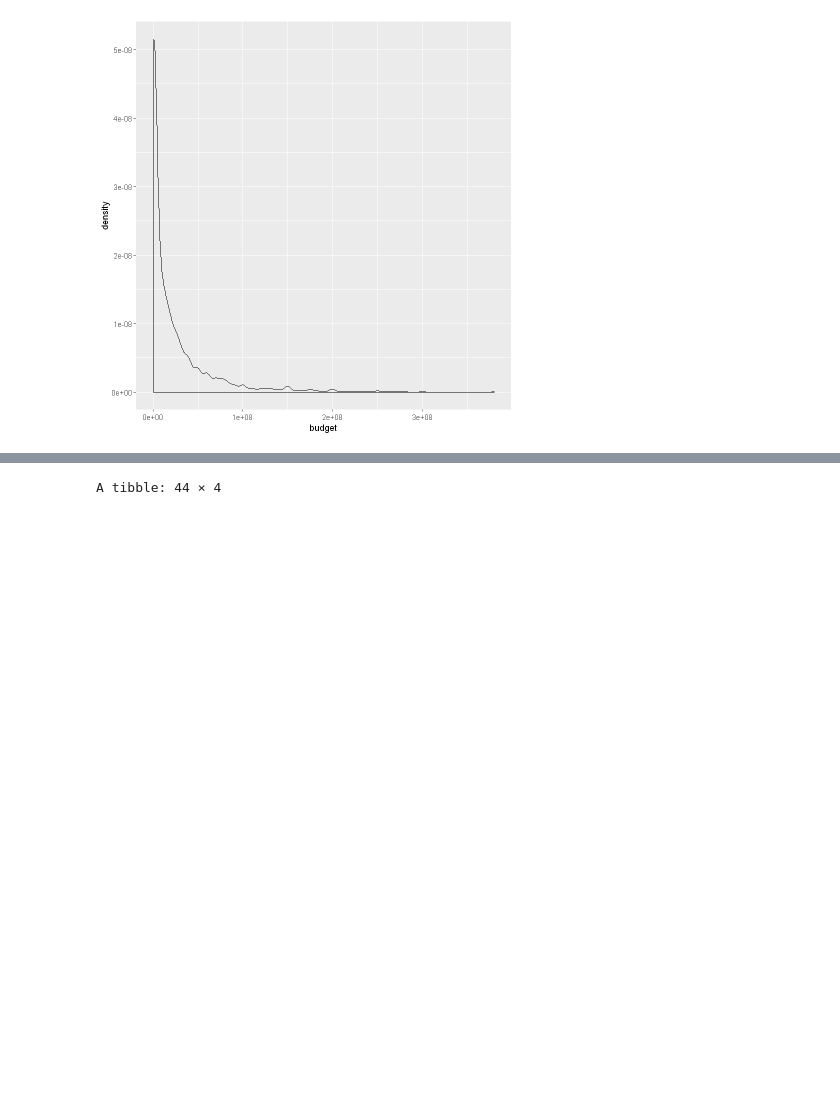
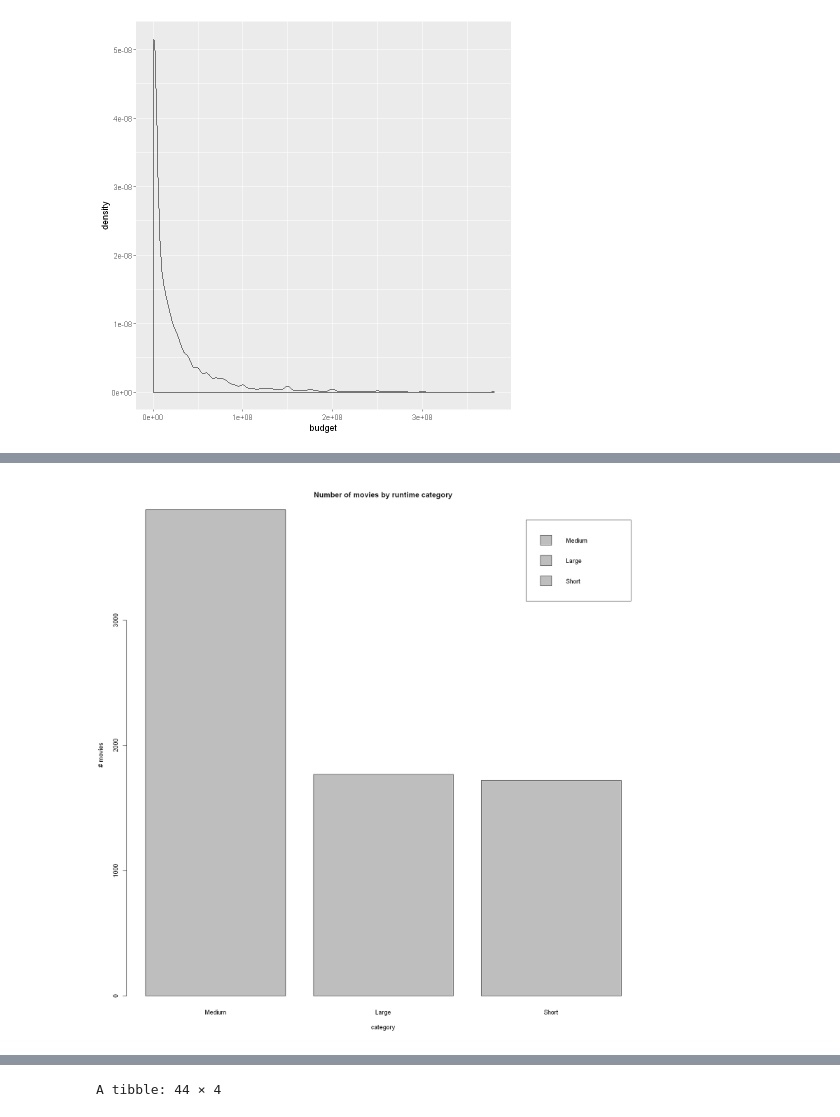
Before and after one commit to dannyvaks/DataScience, a Jupyter notebook: stats/HomeWork No. 4.ipynb, the cells around one changed output, grey strips where cells are left out. Drawn from its saved outputs; the diff is of its cells as text; code cells hidden in the pictures; blank space fills up the shorter version.

```diff
--- a/stats/HomeWork No. 4.ipynb
+++ b/stats/HomeWork No. 4.ipynb
@@ -133,0 +172,7 @@ ggplot(data=movies_ff) +
+# %%
+
+#runtime category
+runtime_count <- movies_ff %>% group_by(runtime_cat) %>% summarise(n=n()) %>% arrange(desc(n))
+barplot(runtime_count$n,main="Number of movies by runtime category",legend.text = runtime_count[[1]], names.arg = runtime_count[[1]] ,xlab="category",ylab="# movies")
+# %% [output]
+[figure, added]
```
Also changed, not shown: parts of 15 cells of this notebook, 1 other file.
